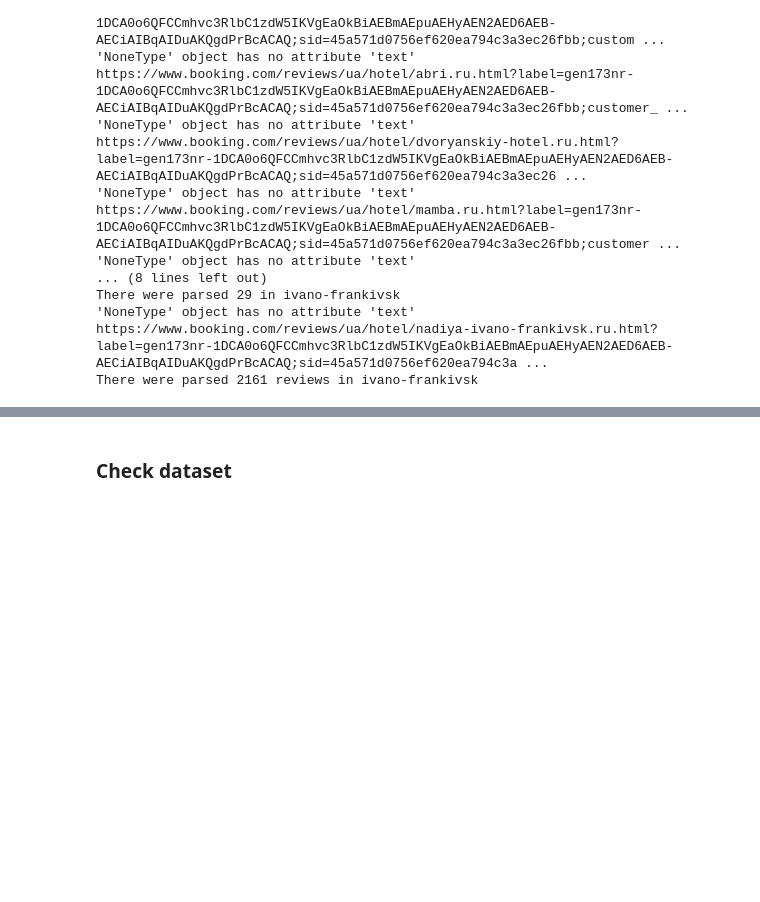
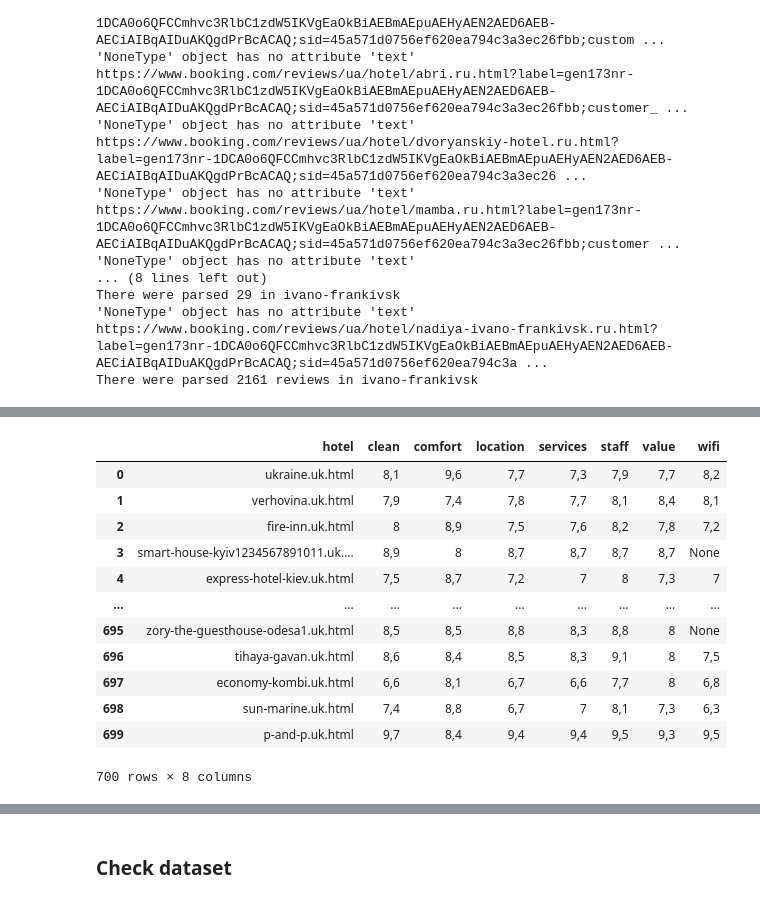
Before and after one commit to DmytroBabenko/Detect-emotion-sentimental, a Jupyter notebook: Crowler/acquire-booking-hotels.ipynb, the cells around one changed output, grey strips where cells are left out. Saved outputs shown, nothing was run; the diff lists cells and outputs as text; code cells hidden in the pictures; blank space fills up the shorter version.

Commit message:
add review_score data

```diff
--- a/Crowler/acquire-booking-hotels.ipynb
+++ b/Crowler/acquire-booking-hotels.ipynb
@@ -44,8 +44,9 @@ def get_all_possible_urls(url1: str, url2: str = None, num_pages: int = None):
     return urls
 # %%
 def create_review_url(hotel_ref: str, num: int):
-    ref = hotel_ref.replace('.uk.html', '.ru.html')
-    url = f"https://www.booking.com/reviews/ua/hotel/{ref}?label=gen173nr-1DCA0o6QFCCmhvc3RlbC1zdW5IKVgEaOkBiAEBmAEpuAEHyAEN2AED6AEB-AECiAIBqAIDuAKQgdPrBcACAQ;sid=45a571d0756ef620ea794c3a3ec26fbb;customer_type=total;hp_nav=0;old_page=0;order=featuredreviews;page={num};r_lang=ru;rows=75&"
+#     ref = hotel_ref.replace('.uk.html', '.ru.html')
+    ref = hotel_ref
+    url = f"https://www.booking.com/reviews/ua/hotel/{ref}?label=gen173nr-1DCA0o6QFCCmhvc3RlbC1zdW5IKVgEaOkBiAEBmAEpuAEHyAEN2AED6AEB-AECiAIBqAIDuAKQgdPrBcACAQ;sid=45a571d0756ef620ea794c3a3ec26fbb;customer_type=total;hp_nav=0;old_page=0;order=featuredreviews;page={num};r_lang=uk;rows=75&"
     return url
 # %%
 def read_reviews_for_ref(hotel_ref: str):
@@ -163,0 +183,2 @@ There were parsed 2161 reviews in ivano-frankivsk
+# %%
+all_hotel_refs = get_hotels_refs()
@@ -163,0 +241,46 @@ There were parsed 2161 reviews in ivano-frankivsk
+# %%
+def create_dataframe_for_review_score(all_hotel_refs):
+    cleans, comforts, locations, services, staffs, values, wifis = [], [], [], [], [], [], []
+    refs = []
+    for hotel_ref in all_hotel_refs:
+        res = acquire_review_score(hotel_ref)
+        if res is None:
+            continue
+        refs.append(hotel_ref)
+        cleans.append(res['clean'])
+        locations.append(res['location'])
+        comforts.append(res['comfort'])
+        services.append(res['services'])
+        staffs.append(res['staff'])
+        values.append(res['value'])
+        wifis.append(res['wifi'])
+
+    return pd.DataFrame.from_dict({
+        'hotel': refs,
+        'clean' : cleans,
+        'comfort' : locations,
+        'location' : comforts,
+        'services' : services,
+        'staff' : staffs,
+        'value' : values,
+        'wifi' : wifis
+
+    })
+# %%
+review_score_df = create_dataframe_for_review_score(all_hotel_refs)
+# %%
+review_score_df
+# %% [output]
+|  | hotel | clean | comfort | location | services | staff | value | wifi |
+| 0 | ukraine.uk.html | 8,1 | 9,6 | 7,7 | 7,3 | 7,9 | 7,7 | 8,2 |
+| 1 | verhovina.uk.html | 7,9 | 7,4 | 7,8 | 7,7 | 8,1 | 8,4 | 8,1 |
+| 2 | fire-inn.uk.html | 8 | 8,9 | 7,5 | 7,6 | 8,2 | 7,8 | 7,2 |
+| 3 | smart-house-kyiv1234567891011.uk.... | 8,9 | 8 | 8,7 | 8,7 | 8,7 | 8,7 | None |
+| 4 | express-hotel-kiev.uk.html | 7,5 | 8,7 | 7,2 | 7 | 8 | 7,3 | 7 |
+| ... | ... | ... | ... | ... | ... | ... | ... | ... |
+| 695 | zory-the-guesthouse-odesa1.uk.html | 8,5 | 8,5 | 8,8 | 8,3 | 8,8 | 8 | None |
+| 696 | tihaya-gavan.uk.html | 8,6 | 8,4 | 8,5 | 8,3 | 9,1 | 8 | 7,5 |
+| 697 | economy-kombi.uk.html | 6,6 | 8,1 | 6,7 | 6,6 | 7,7 | 8 | 6,8 |
+| 698 | sun-marine.uk.html | 7,4 | 8,8 | 6,7 | 7 | 8,1 | 7,3 | 6,3 |
+| 699 | p-and-p.uk.html | 9,7 | 8,4 | 9,4 | 9,4 | 9,5 | 9,3 | 9,5 |
+700 rows × 8 columns
```
Also changed, not shown: parts of 11 cells of this notebook, 2 other files.
